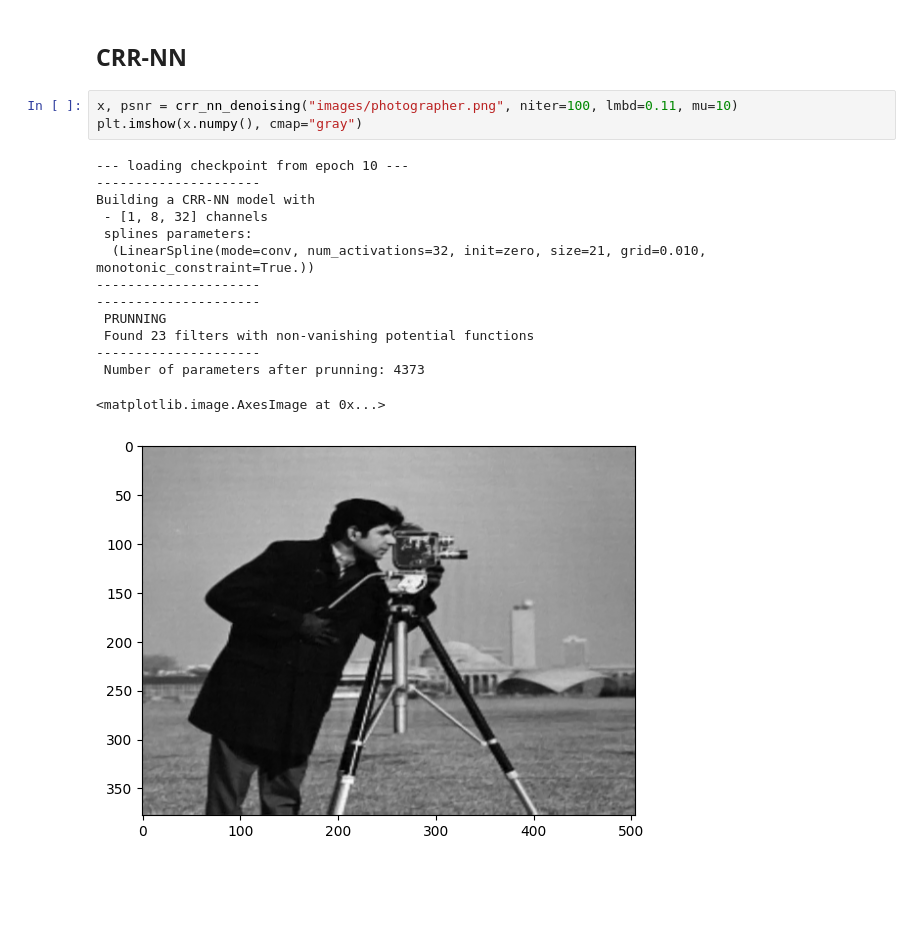
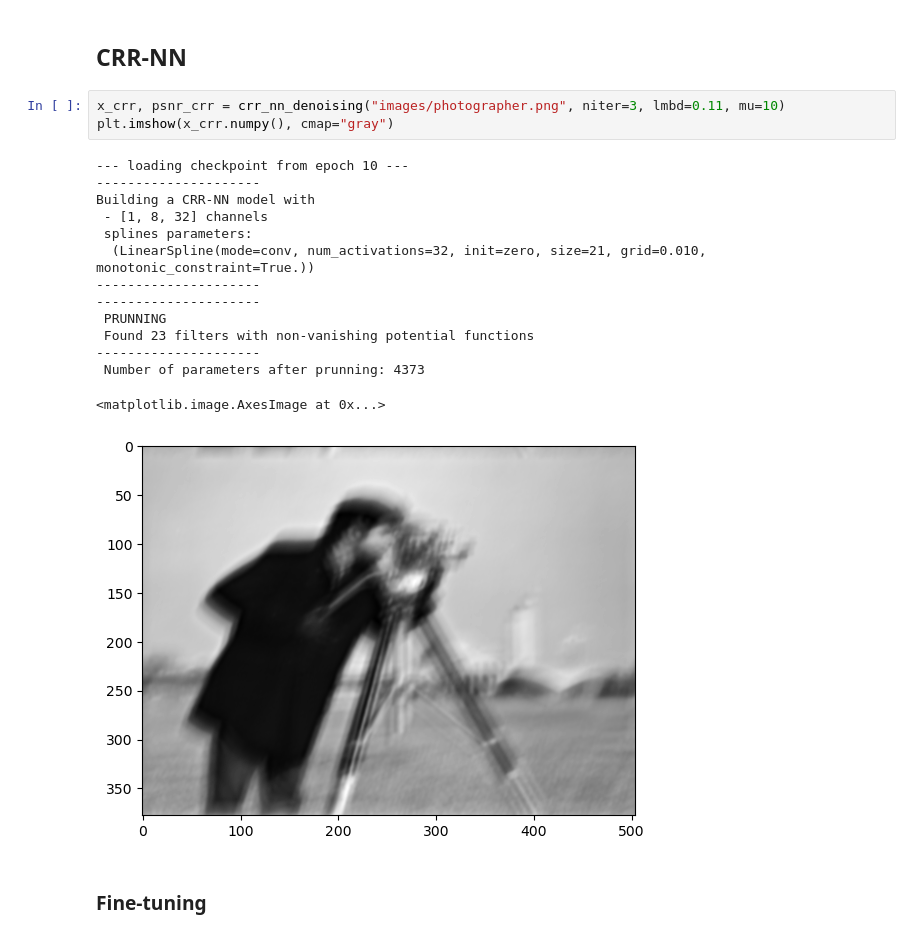
Before and after one commit to SullivanCastro/GMI_experiment, a Jupyter notebook: experiments.ipynb, the cells around one changed output. Drawn from its saved outputs; the diff is of its cells as text; blank space fills up the shorter version.

```diff
--- a/experiments.ipynb
+++ b/experiments.ipynb
@@ -76,20 +80,22 @@ Clipping input data to the valid range for imshow with RGB data ([0..1] for floa
 # %% [markdown]
 ## CRR-NN
 # %%
-x, psnr = crr_nn_denoising("images/photographer.png", niter=100, lmbd=0.11, mu=10)
-plt.imshow(x.numpy(), cmap="gray")
+x_crr, psnr_crr = crr_nn_denoising("images/photographer.png", niter=3, lmbd=0.11, mu=10)
+plt.imshow(x_crr.numpy(), cmap="gray")
 # %% [output]
 --- loading checkpoint from epoch 10 ---
 ---------------------
 Building a CRR-NN model with
  - [1, 8, 32] channels
  splines parameters:
   (LinearSpline(mode=conv, num_activations=32, init=zero, size=21, grid=0.010, monotonic_constraint=True.))
 ---------------------
 ---------------------
  PRUNNING
  Found 23 filters with non-vanishing potential functions
 ---------------------
  Number of parameters after prunning: 4373
 <matplotlib.image.AxesImage at 0x...>
-[figure, old version]
+[figure, new version]
+# %% [markdown]
+### Fine-tuning
```
Also changed, not shown: parts of 11 cells of this notebook, 2 other files.
